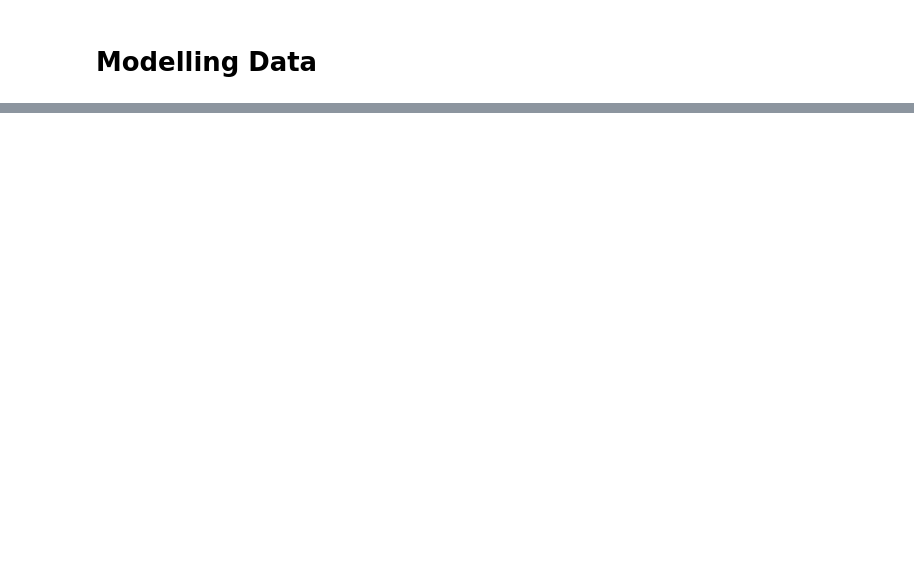
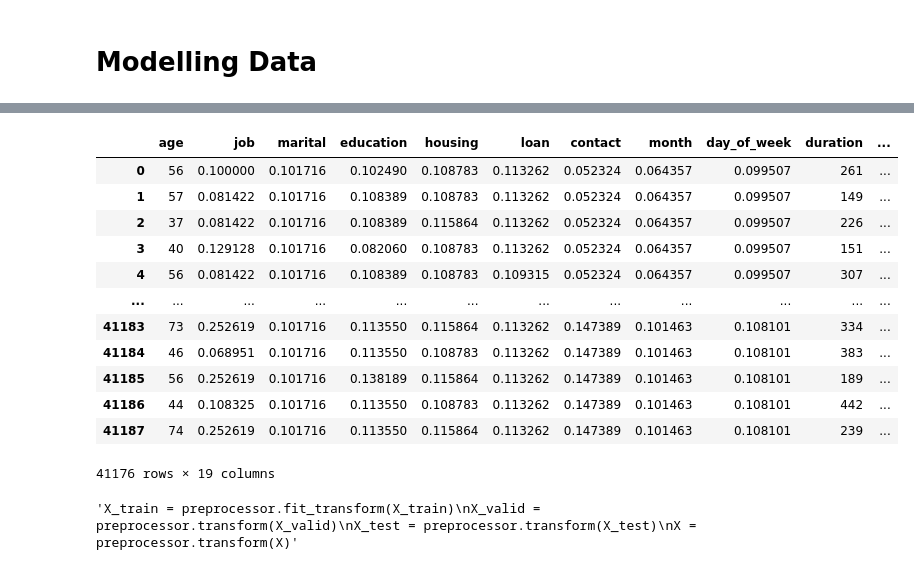
Before and after one commit to P-197-719-971-C/Term_deposite_subscription, a Jupyter notebook: research/Bank_Marketing.ipynb, the cells around one changed output, grey strips where cells are left out. Saved outputs shown, nothing was run; the diff lists cells and outputs as text; code cells hidden in the pictures; blank space fills up the shorter version.

```diff
--- a/research/Bank_Marketing.ipynb
+++ b/research/Bank_Marketing.ipynb
@@ -659,6 +712,2 @@ plt.show()
 # %% [markdown]
 # Modelling Data
-# %%
-from sklearn.model_selection import train_test_split
-X_train, X_test, y_train, y_test = train_test_split(X,y,test_size=0.15,random_state=42)
-X_train.shape, X_test.shape
@@ -776,0 +1075,3 @@ Confusion Matrix:
+# %%
+df = pd.DataFrame(gs.cv_results_)
+df[['param_penalty', 'param_C','mean_test_score']]
@@ -776,0 +1703,21 @@ Confusion Matrix:
+# %%
+X = df.drop(columns=['y'],axis=1)
+# %%
+encoder = TargetEncoder()
+X_encoded = encoder.fit_transform(X, y)
+# %%
+X_encoded
+# %% [output]
+|  | age | job | marital | education | housing | loan | contact | month | day_of_week | duration | ... |
+| 0 | 56 | 0.100000 | 0.101716 | 0.102490 | 0.108783 | 0.113262 | 0.052324 | 0.064357 | 0.099507 | 261 | ... |
+| 1 | 57 | 0.081422 | 0.101716 | 0.108389 | 0.108783 | 0.113262 | 0.052324 | 0.064357 | 0.099507 | 149 | ... |
+| 2 | 37 | 0.081422 | 0.101716 | 0.108389 | 0.115864 | 0.113262 | 0.052324 | 0.064357 | 0.099507 | 226 | ... |
+| 3 | 40 | 0.129128 | 0.101716 | 0.082060 | 0.108783 | 0.113262 | 0.052324 | 0.064357 | 0.099507 | 151 | ... |
+| 4 | 56 | 0.081422 | 0.101716 | 0.108389 | 0.108783 | 0.109315 | 0.052324 | 0.064357 | 0.099507 | 307 | ... |
+| ... | ... | ... | ... | ... | ... | ... | ... | ... | ... | ... | ... |
+| 41183 | 73 | 0.252619 | 0.101716 | 0.113550 | 0.115864 | 0.113262 | 0.147389 | 0.101463 | 0.108101 | 334 | ... |
+| 41184 | 46 | 0.068951 | 0.101716 | 0.113550 | 0.108783 | 0.113262 | 0.147389 | 0.101463 | 0.108101 | 383 | ... |
+| 41185 | 56 | 0.252619 | 0.101716 | 0.138189 | 0.115864 | 0.113262 | 0.147389 | 0.101463 | 0.108101 | 189 | ... |
+| 41186 | 44 | 0.108325 | 0.101716 | 0.113550 | 0.108783 | 0.113262 | 0.147389 | 0.101463 | 0.108101 | 442 | ... |
+| 41187 | 74 | 0.252619 | 0.101716 | 0.113550 | 0.115864 | 0.113262 | 0.147389 | 0.101463 | 0.108101 | 239 | ... |
+41176 rows × 19 columns
@@ -776,0 +1727,7 @@ Confusion Matrix:
+# %%
+'''X_train = preprocessor.fit_transform(X_train)
+X_valid = preprocessor.transform(X_valid)
+X_test = preprocessor.transform(X_test)
+X = preprocessor.transform(X)'''
+# %% [output]
+'X_train = preprocessor.fit_transform(X_train)\nX_valid = preprocessor.transform(X_valid)\nX_test = preprocessor.transform(X_test)\nX = preprocessor.transform(X)'
```
Also changed, not shown: parts of 79 cells of this notebook, 6 other files.
